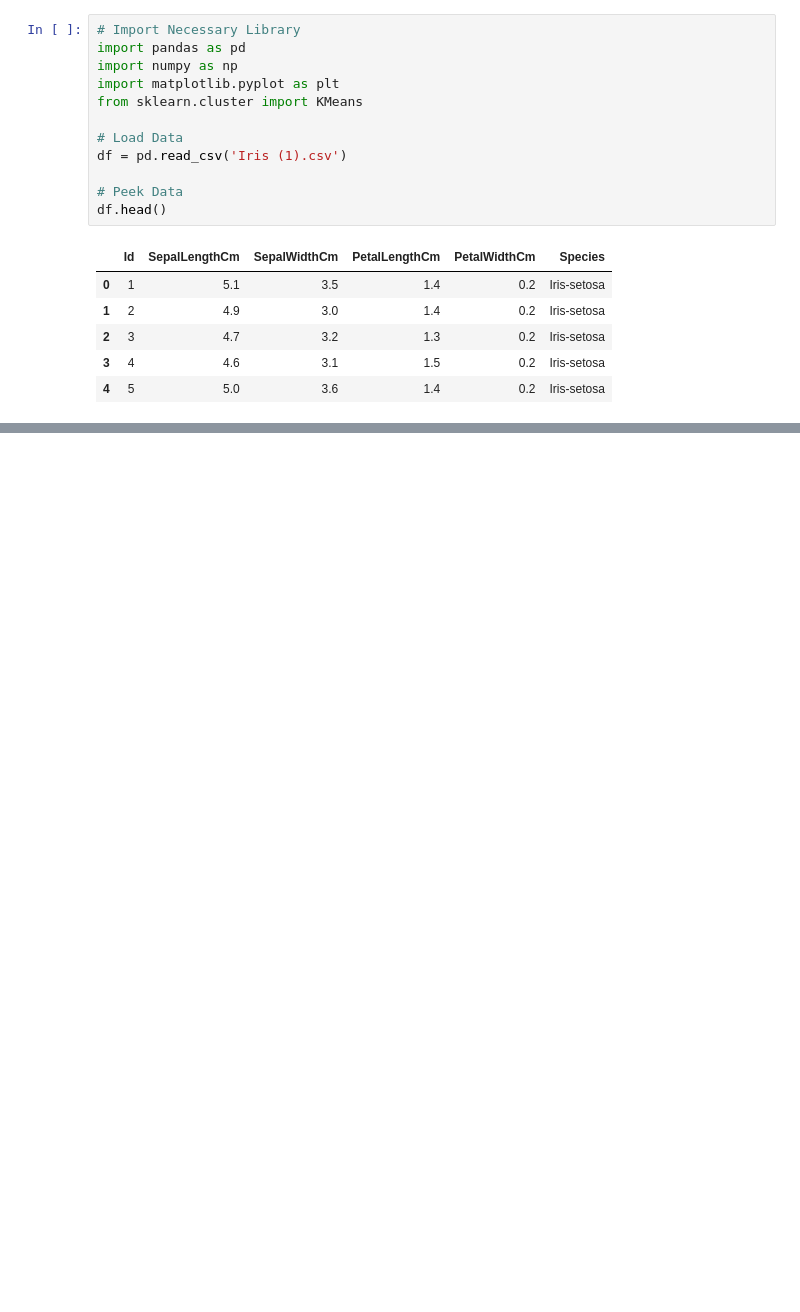
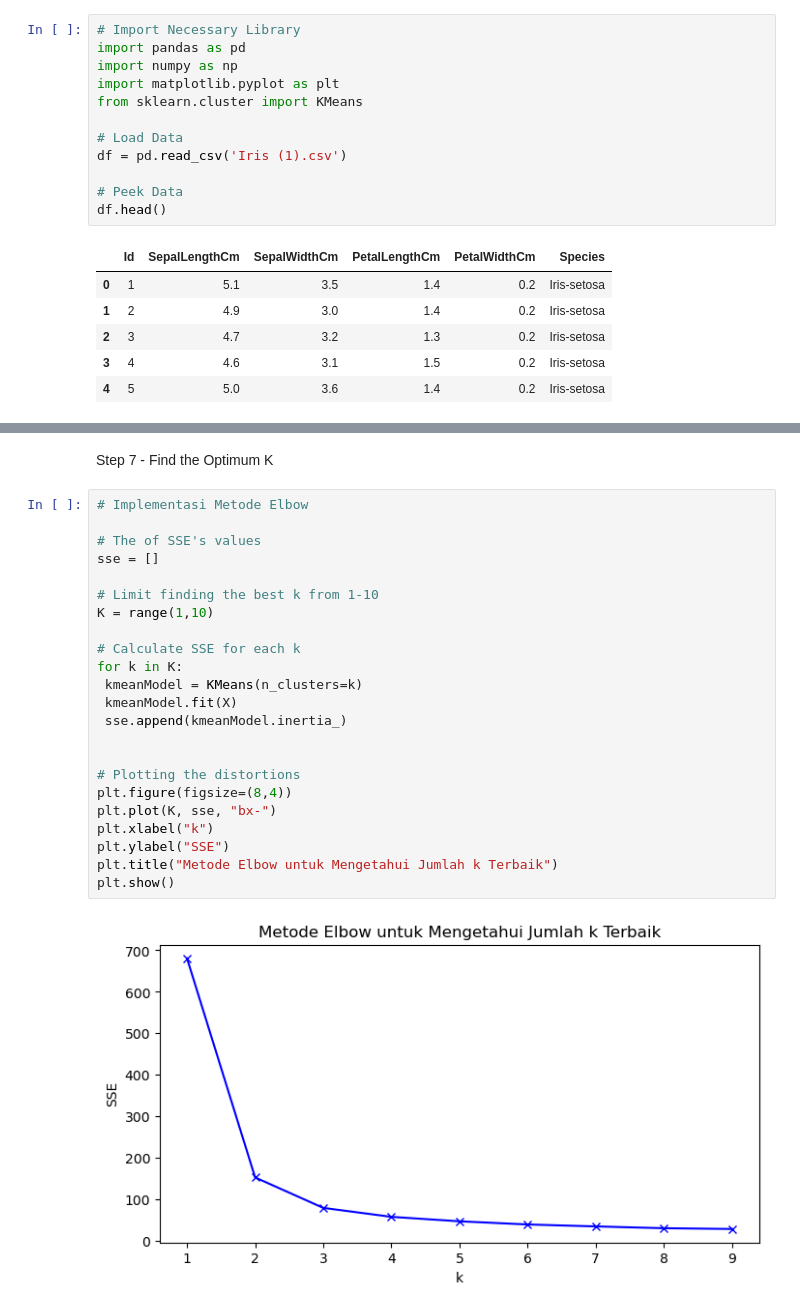
Before and after one commit to KhafillahAkbar/MachLearn_Ganjil_2023, a Jupyter notebook: Week7/Jobsheet7.ipynb, the cells around one changed output, grey strips where cells are left out. Cells and saved outputs as stored; diff of their text form; blank space fills up the shorter version.

```diff
--- a/Week7/Jobsheet7.ipynb
+++ b/Week7/Jobsheet7.ipynb
@@ -19,0 +75,27 @@ df.head()
+# %% [markdown]
+Step 7 - Find the Optimum K
+# %%
+# Implementasi Metode Elbow
+
+# The of SSE's values
+sse = []
+
+# Limit finding the best k from 1-10
+K = range(1,10)
+
+# Calculate SSE for each k
+for k in K:
+ kmeanModel = KMeans(n_clusters=k)
+ kmeanModel.fit(X)
+ sse.append(kmeanModel.inertia_)
+
+
+# Plotting the distortions
+plt.figure(figsize=(8,4))
+plt.plot(K, sse, "bx-")
+plt.xlabel("k")
+plt.ylabel("SSE")
+plt.title("Metode Elbow untuk Mengetahui Jumlah k Terbaik")
+plt.show()
+# %% [output]
+[figure, added]
```
Also changed, not shown: parts of 84 cells of this notebook, 2 other files.
